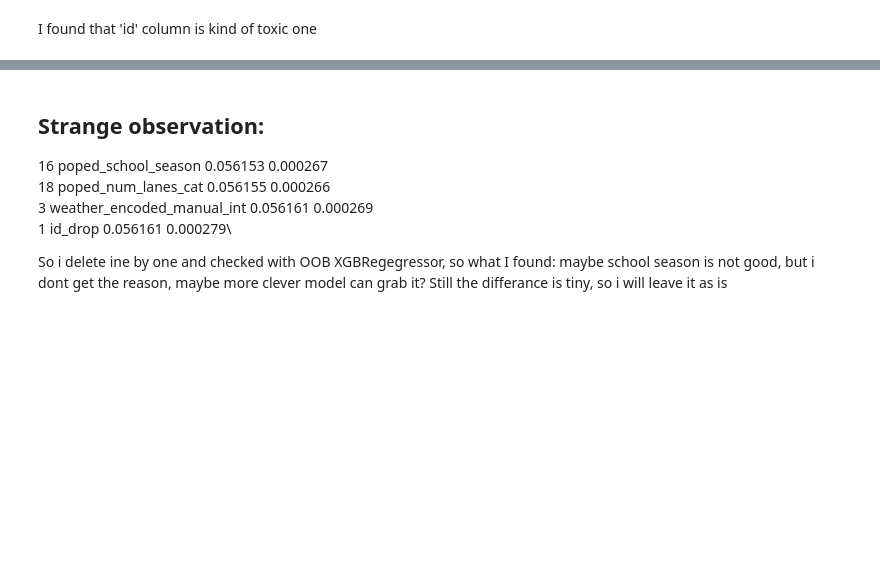
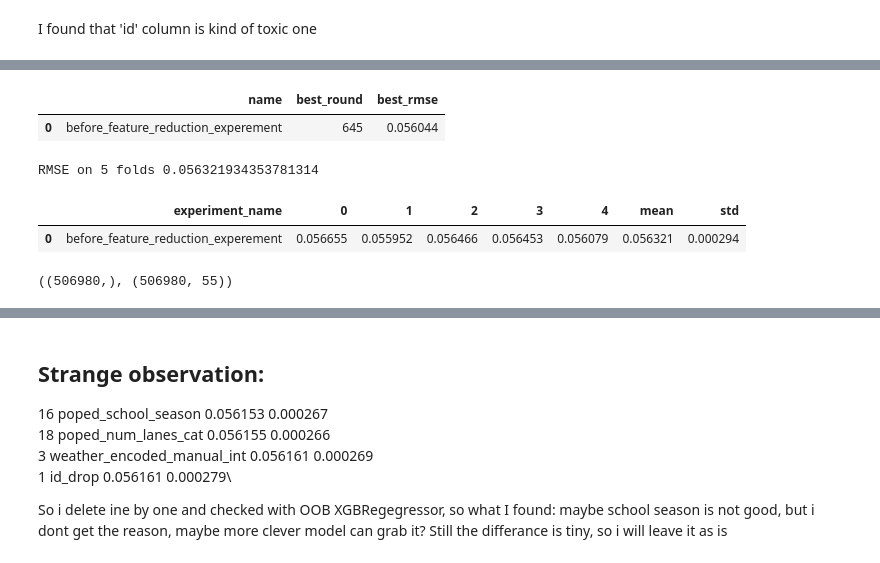
Before and after one commit to antlbn/Kaggle_competition_playground, a Jupyter notebook: road-accidents.ipynb, the cells around one changed output, grey strips where cells are left out. Saved outputs shown, nothing was run; the diff lists cells and outputs as text; code cells hidden in the pictures; blank space fills up the shorter version.

```diff
--- a/road-accidents.ipynb
+++ b/road-accidents.ipynb
@@ -163,6 +149,7 @@ pip install --upgrade xgboost scikit-learn
 # %%
+# Let's create first light weited Baseline!
 Score = get_scored(X,y)
-Scoresy = save_score(Score, Scoresy, 'Baseline_xgboost 3')
+Scoresy = save_score(Score, Scoresy, 'Baseline')
 Scoresy
 # %% [markdown]
 ## Building Intuition
@@ -191,0 +211,25 @@ X[X['time_of_day']=='afternoon']
+# %%
+def preprocess_first_round(df):
+    df = df.drop(columns=['id'], errors='ignore')
+    df['num_lanes_cat']=df['num_lanes']
+    df['num_lanes_cat']=df['num_lanes_cat'].astype('category')
+    df['weather'] = df['weather'].map({'clear': 0, 'foggy': 1, 'rainy':2})
+    df['weather_quality'] = df['weather'].astype(int)
+    df['lighting']=df['lighting'].map({'night':0, 'dim':1, 'daylight' : 2})
+    df['lighting_quality'] = df['lighting'].astype(int)
+    # bool_cats=['road_signs_present','public_road', 'holiday', 'school_season']
+    # df[bool_cats] = df[bool_cats] .astype(int)
+
+    df['lanes_speed_lightning_feature']=(
+        df['num_lanes'].astype(str) + '_' +
+        df['speed_limit'].astype(str)  + '_' +
+        df['lighting'].astype(str)
+    )
+
+    df['lanes_speed_lightning_feature'] = df['lanes_speed_lightning_feature'].astype('category')
+    df['speed_curvature_ratio'] = df['curvature']*df['speed_limit']**2
+    for col in df.columns:
+        if df[col].dtype == 'object':
+             df[col] = df[col].astype('category')
+
+    return df
@@ -191,0 +285,3 @@ X[X['time_of_day']=='afternoon']
+# %%
+X.drop_duplicates(inplace=True)
+y = y.iloc[X.index]
@@ -192,4 +308,2 @@ X[X['time_of_day']=='afternoon']
 # %% [markdown]
 I found that 'id' column is kind of toxic one
-# %%
-X.pop('id')
@@ -209,3 +339,13 @@ Name: id, Length: 517754, dtype: int64
+# %%
+Scoresy_m2
+# %% [output]
+|  | name | best_round | best_rmse |
+| 0 | before_feature_reduction_experement | 645 | 0.056044 |
 # %%
 Score = get_scored(X,y)
-Scoresy = save_score(Score, Scoresy, 'id_drop')
+Scoresy = save_score(Score, Scoresy, 'before_feature_reduction_experement')
+Scoresy
+# %% [output]
+RMSE on 5 folds 0.056321934353781314
+|  | experiment_name | 0 | 1 | 2 | 3 | 4 | mean | std |
+| 0 | before_feature_reduction_experement | 0.056655 | 0.055952 | 0.056466 | 0.056453 | 0.056079 | 0.056321 | 0.000294 |
@@ -218,0 +352,4 @@ Scoresy.head()
+# %%
+y.shape, X.shape
+# %% [output]
+((506980,), (506980, 55))
```
Also changed, not shown: parts of 157 cells of this notebook.
